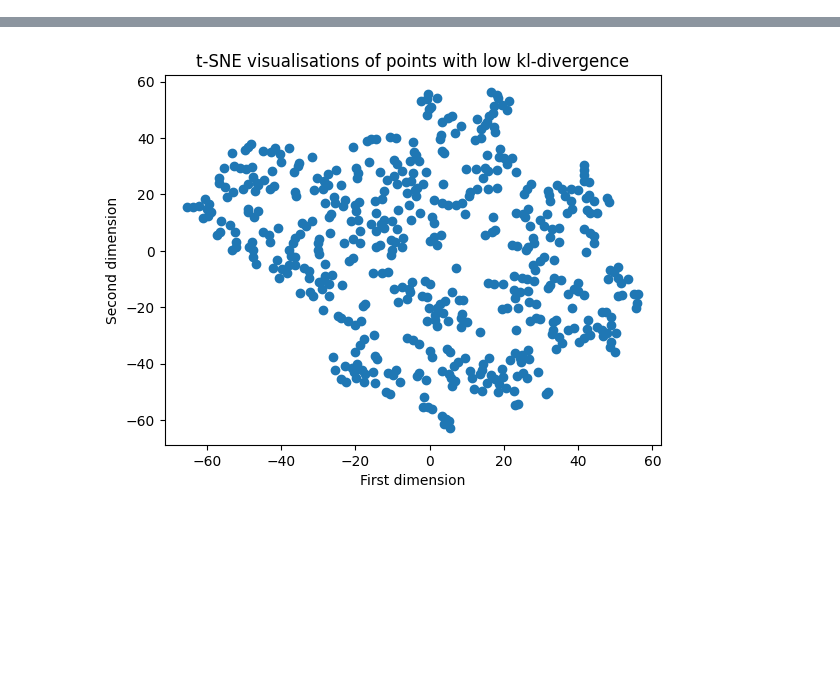
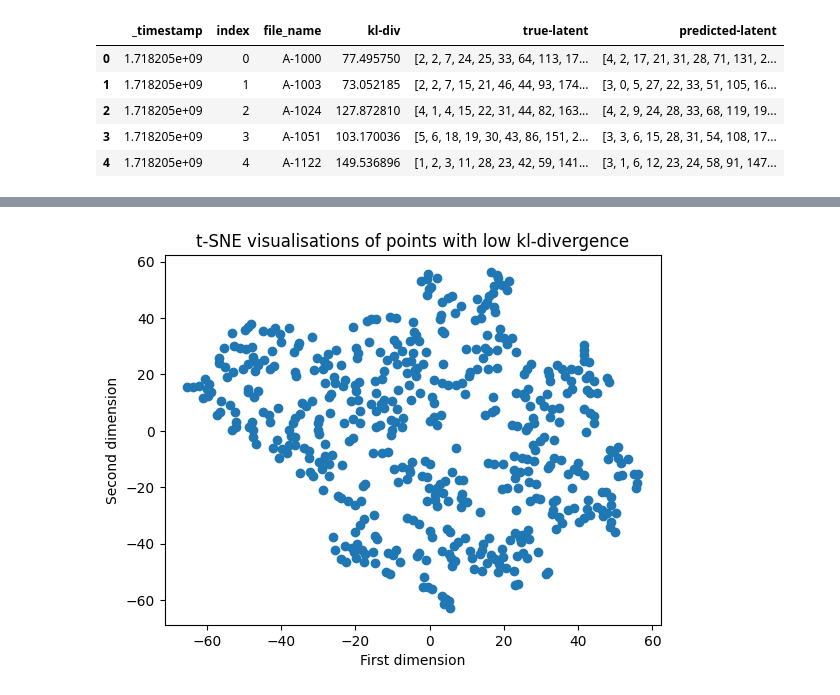
Before and after one commit to DESU-CLUB/markup2im, a Jupyter notebook: scripts/latent_visualisation.ipynb, the cells around one changed output, grey strips where cells are left out. Drawn from its saved outputs; the diff is of its cells as text; code cells hidden in the pictures; blank space fills up the shorter version.

```diff
--- a/scripts/latent_visualisation.ipynb
+++ b/scripts/latent_visualisation.ipynb
@@ -5,15 +24,19 @@ api = wandb.Api()
 # %%
+!pip install pandas
+!pip install scikit-learn matplotlib
 import pandas as pd
+import re
 run = api.run("randomwish/odys-latent/5ruhh3mc")
 data = []
 for i, row in run.history(samples=1000).iterrows(): #1000 because thats the size of molecules test set
-    print(row)
     data.append({
         "_timestamp":row["_timestamp"],
         "index": i,
+        "file_name":re.search(r'([^/\\]+)(?=\.[^./\\]+$)', row["path"]).group(1),
         "kl-div": row["kl-div"],
         "true-latent": row["true-latent"]["values"],
         "predicted-latent": row["predicted-latent"]["values"]
     })
 df = pd.DataFrame(data)
+df.head()
 # %% [output]
@@ -36,0 +60,6 @@ _time
+|  | _timestamp | index | file_name | kl-div | true-latent | predicted-latent |
+| 0 | 1.718205e+09 | 0 | A-1000 | 77.495750 | [2, 2, 7, 24, 25, 33, 64, 113, 17... | [4, 2, 17, 21, 31, 28, 71, 131, 2... |
+| 1 | 1.718205e+09 | 1 | A-1003 | 73.052185 | [2, 2, 7, 15, 21, 46, 44, 93, 174... | [3, 0, 5, 27, 22, 33, 51, 105, 16... |
+| 2 | 1.718205e+09 | 2 | A-1024 | 127.872810 | [4, 1, 4, 15, 22, 31, 44, 82, 163... | [4, 2, 9, 24, 28, 33, 68, 119, 19... |
+| 3 | 1.718205e+09 | 3 | A-1051 | 103.170036 | [5, 6, 18, 19, 30, 43, 86, 151, 2... | [3, 3, 6, 15, 28, 31, 54, 108, 17... |
+| 4 | 1.718205e+09 | 4 | A-1122 | 149.536896 | [1, 2, 3, 11, 28, 23, 42, 59, 141... | [3, 1, 6, 12, 23, 24, 58, 91, 147... |
```
Also changed, not shown: parts of 9 cells of this notebook, 2 other files.
